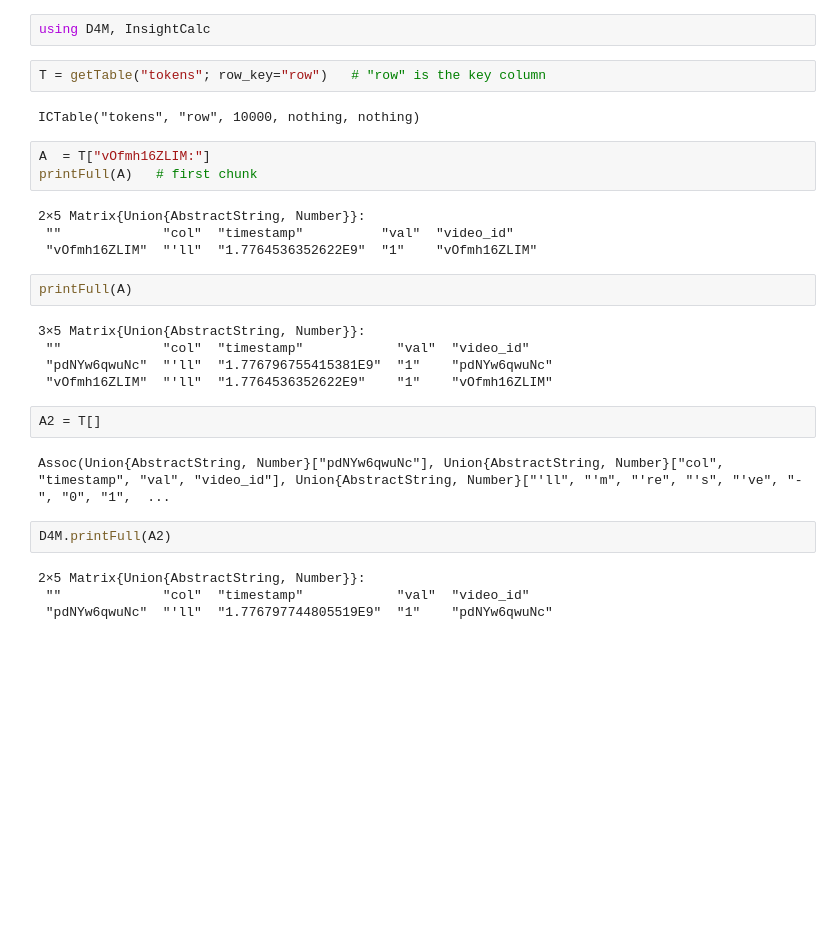
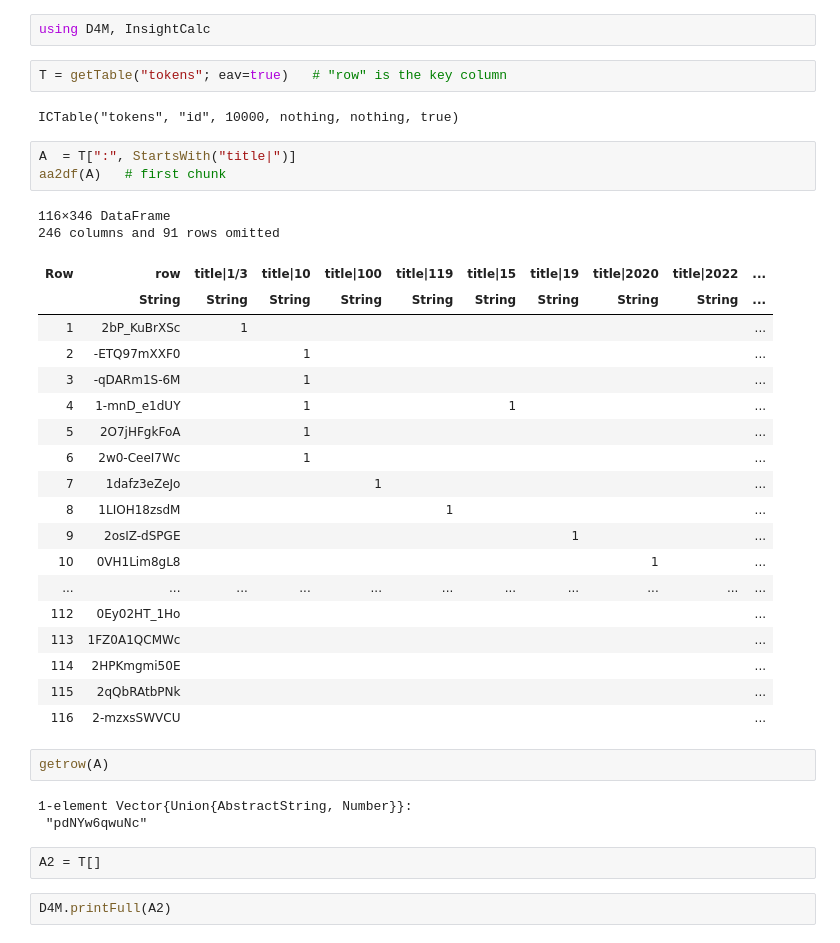
Before and after one commit to semirings/InsightCircle, a Jupyter notebook: InsightCircle.ipynb, the cells around one changed output. Cells and saved outputs as stored; diff of their text form; blank space fills up the shorter version.

Commit message:
tokens are populating D4M finds them

```diff
--- a/InsightCircle.ipynb
+++ b/InsightCircle.ipynb
@@ -1,30 +1,39 @@
-# %%
-using D4M, InsightCalc
+# %%
+using D4M, InsightCalc
 # %%
-T = getTable("tokens"; row_key="row")   # "row" is the key column
+T = getTable("tokens"; eav=true)   # "row" is the key column
 # %% [output]
-ICTable("tokens", "row", 10000, nothing, nothing)
+ICTable("tokens", "id", 10000, nothing, nothing, true)
 # %%
-A  = T["vOfmh16ZLIM:"]
-printFull(A)   # first chunk
+A  = T[":", StartsWith("title|")]
+aa2df(A)   # first chunk
 # %% [output]
-2×5 Matrix{Union{AbstractString, Number}}:
- ""             "col"  "timestamp"          "val"  "video_id"
- "vOfmh16ZLIM"  "'ll"  "1.7764536352622E9"  "1"    "vOfmh16ZLIM"
+116×346 DataFrame
+246 columns and 91 rows omitted
+| Row | row | title|1/3 | title|10 | title|100 | title|119 | title|15 | title|19 | title|2020 | title|2022 | ... |
+|  | String | String | String | String | String | String | String | String | String | ... |
+| 1 | 2bP_KuBrXSc | 1 |  |  |  |  |  |  |  | ... |
+| 2 | -ETQ97mXXF0 |  | 1 |  |  |  |  |  |  | ... |
+| 3 | -qDARm1S-6M |  | 1 |  |  |  |  |  |  | ... |
+| 4 | 1-mnD_e1dUY |  | 1 |  |  | 1 |  |  |  | ... |
+| 5 | 2O7jHFgkFoA |  | 1 |  |  |  |  |  |  | ... |
+| 6 | 2w0-CeeI7Wc |  | 1 |  |  |  |  |  |  | ... |
+| 7 | 1dafz3eZeJo |  |  | 1 |  |  |  |  |  | ... |
+| 8 | 1LIOH18zsdM |  |  |  | 1 |  |  |  |  | ... |
+| 9 | 2osIZ-dSPGE |  |  |  |  |  | 1 |  |  | ... |
+| 10 | 0VH1Lim8gL8 |  |  |  |  |  |  | 1 |  | ... |
+| ... | ... | ... | ... | ... | ... | ... | ... | ... | ... | ... |
+| 112 | 0Ey02HT_1Ho |  |  |  |  |  |  |  |  | ... |
+| 113 | 1FZ0A1QCMWc |  |  |  |  |  |  |  |  | ... |
+| 114 | 2HPKmgmi50E |  |  |  |  |  |  |  |  | ... |
+| 115 | 2qQbRAtbPNk |  |  |  |  |  |  |  |  | ... |
+| 116 | 2-mzxsSWVCU |  |  |  |  |  |  |  |  | ... |
 # %%
-printFull(A)
+getrow(A)
 # %% [output]
-3×5 Matrix{Union{AbstractString, Number}}:
- ""             "col"  "timestamp"            "val"  "video_id"
- "pdNYw6qwuNc"  "'ll"  "1.776796755415381E9"  "1"    "pdNYw6qwuNc"
- "vOfmh16ZLIM"  "'ll"  "1.7764536352622E9"    "1"    "vOfmh16ZLIM"
+1-element Vector{Union{AbstractString, Number}}:
+ "pdNYw6qwuNc"
 # %%
 A2 = T[]
-# %% [output]
-Assoc(Union{AbstractString, Number}["pdNYw6qwuNc"], Union{AbstractString, Number}["col", "timestamp", "val", "video_id"], Union{AbstractString, Number}["'ll", "'m", "'re", "'s", "'ve", "-", "0", "1",  ...
 # %%
 D4M.printFull(A2)
-# %% [output]
-2×5 Matrix{Union{AbstractString, Number}}:
- ""             "col"  "timestamp"            "val"  "video_id"
- "pdNYw6qwuNc"  "'ll"  "1.776797744805519E9"  "1"    "pdNYw6qwuNc"
```
Also changed, not shown: 6 other files.
